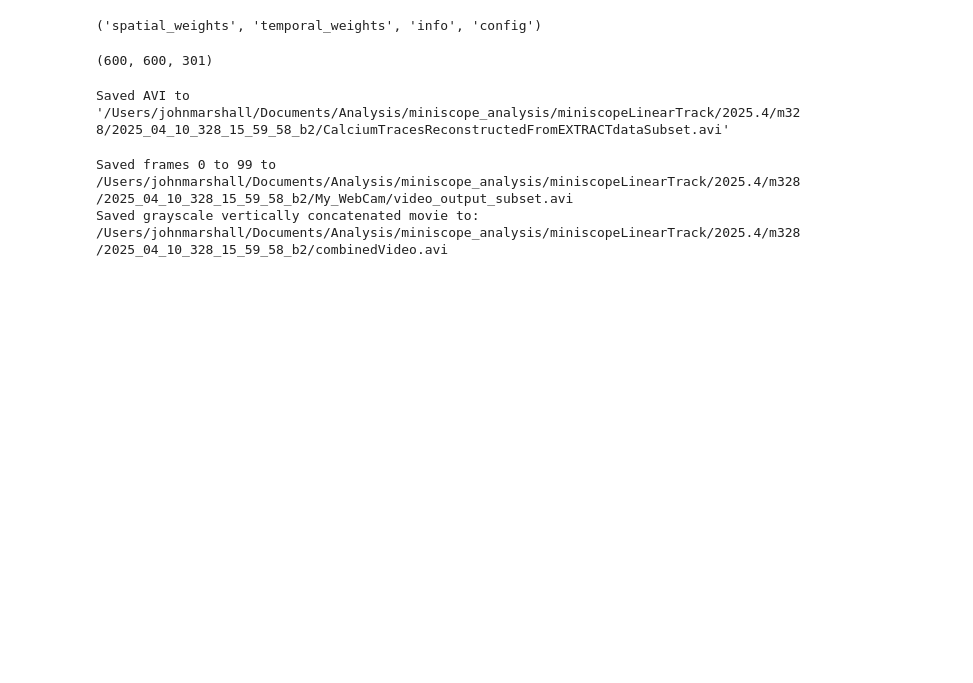
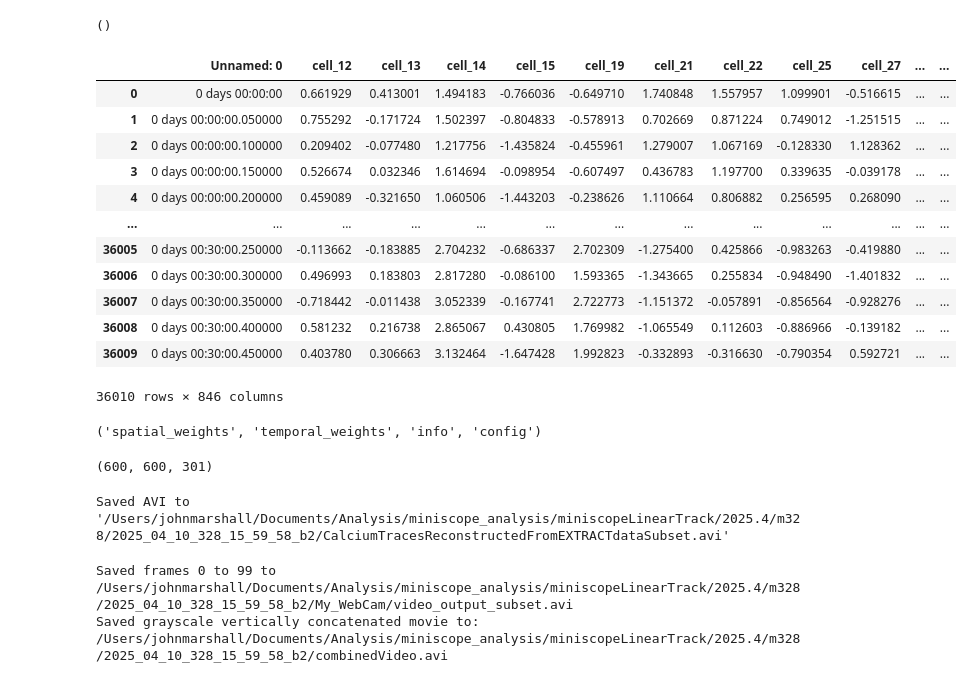
Before and after one commit to marburyvthesea/JJMezTrackAnalysis, a Jupyter notebook: checkingLocationAlignmentLinearTrack.ipynb, the cells around one changed output. Saved outputs shown, nothing was run; the diff lists cells and outputs as text; code cells hidden in the pictures; blank space fills up the shorter version.

```diff
--- a/checkingLocationAlignmentLinearTrack.ipynb
+++ b/checkingLocationAlignmentLinearTrack.ipynb
@@ -331,21 +331,40 @@ def save_concatenated_vertically_grayscale(
     print(f"Saved grayscale vertically concatenated movie to: {combined_output_path}")
 # %%
 #path to eZTrack data
-ezTrackLocations = r'/Users/johnmarshall/Documents/Analysis/miniscope_analysis/miniscopeLinearTrack/2025.4/m328/2025_04_10_328_15_59_58_b2/My_WebCam/2025_04_10_328_15_59_58_b2_rotated_cropped_output_LocationOutput.csv'
+ezTrackLocations = r'/Users/johnmarshall/Documents/Analysis/miniscope_analysis/miniscopeLinearTrack/Part_4_Day1rec_DMSO_11/Mouse11Day1_custom_cropped_output_LocationOutput.csv'
 ezTrack = alignedTraces = pd.read_csv(ezTrackLocations)
 
 #path to aligned eZTrack data
-dirPath = '/Users/johnmarshall/Documents/Analysis/miniscope_analysis/miniscopeLinearTrack/2025.4/m328/2025_04_10_328_15_59_58_b2/'
-alignedFile = '1_24_motion_corrected_JJM_5_9_25cellTracesAlignedToTracking.csv'
+dirPath = '/Users/johnmarshall/Documents/Analysis/miniscope_analysis/miniscopeLinearTrack/Part_4_Day1rec_DMSO_11/'
+alignedFile = '1_37_motion_correctedcellTracesAlignedToTracking.csv'
 
 #path to aligned tracking with velocity
-alignedFileWithVelocity = 'alignedTracesWithVelocity.csv'
+#alignedFileWithVelocity = 'alignedTracesWithVelocity.csv'
 
 #load calcium signal aligned to tracking data
 alignedTraces = pd.read_csv(dirPath+alignedFile)
-alignedFileWithVelocity = pd.read_csv(dirPath+alignedFileWithVelocity)
+#alignedFileWithVelocity = pd.read_csv(dirPath+alignedFileWithVelocity)
 
 #extract "good" cells from aligned traces data
 cell_cols = alignedTraces.filter(regex=r'^cell_').columns
 cell_ids = [int(col.split('_')[1]) for col in cell_cols]
+/
+# %% [output]
+()
+# %%
+alignedTraces
+# %% [output]
+|  | Unnamed: 0 | cell_12 | cell_13 | cell_14 | cell_15 | cell_19 | cell_21 | cell_22 | cell_25 | cell_27 | ... | ... |
+| 0 | 0 days 00:00:00 | 0.661929 | 0.413001 | 1.494183 | -0.766036 | -0.649710 | 1.740848 | 1.557957 | 1.099901 | -0.516615 | ... | ... |
+| 1 | 0 days 00:00:00.050000 | 0.755292 | -0.171724 | 1.502397 | -0.804833 | -0.578913 | 0.702669 | 0.871224 | 0.749012 | -1.251515 | ... | ... |
+| 2 | 0 days 00:00:00.100000 | 0.209402 | -0.077480 | 1.217756 | -1.435824 | -0.455961 | 1.279007 | 1.067169 | -0.128330 | 1.128362 | ... | ... |
+| 3 | 0 days 00:00:00.150000 | 0.526674 | 0.032346 | 1.614694 | -0.098954 | -0.607497 | 0.436783 | 1.197700 | 0.339635 | -0.039178 | ... | ... |
+| 4 | 0 days 00:00:00.200000 | 0.459089 | -0.321650 | 1.060506 | -1.443203 | -0.238626 | 1.110664 | 0.806882 | 0.256595 | 0.268090 | ... | ... |
+| ... | ... | ... | ... | ... | ... | ... | ... | ... | ... | ... | ... | ... |
+| 36005 | 0 days 00:30:00.250000 | -0.113662 | -0.183885 | 2.704232 | -0.686337 | 2.702309 | -1.275400 | 0.425866 | -0.983263 | -0.419880 | ... | ... |
+| 36006 | 0 days 00:30:00.300000 | 0.496993 | 0.183803 | 2.817280 | -0.086100 | 1.593365 | -1.343665 | 0.255834 | -0.948490 | -1.401832 | ... | ... |
+| 36007 | 0 days 00:30:00.350000 | -0.718442 | -0.011438 | 3.052339 | -0.167741 | 2.722773 | -1.151372 | -0.057891 | -0.856564 | -0.928276 | ... | ... |
+| 36008 | 0 days 00:30:00.400000 | 0.581232 | 0.216738 | 2.865067 | 0.430805 | 1.769982 | -1.065549 | 0.112603 | -0.886966 | -0.139182 | ... | ... |
+| 36009 | 0 days 00:30:00.450000 | 0.403780 | 0.306663 | 3.132464 | -1.647428 | 1.992823 | -0.332893 | -0.316630 | -0.790354 | 0.592721 | ... | ... |
+36010 rows × 846 columns
 # %%
```
Also changed, not shown: parts of 2 cells of this notebook.
